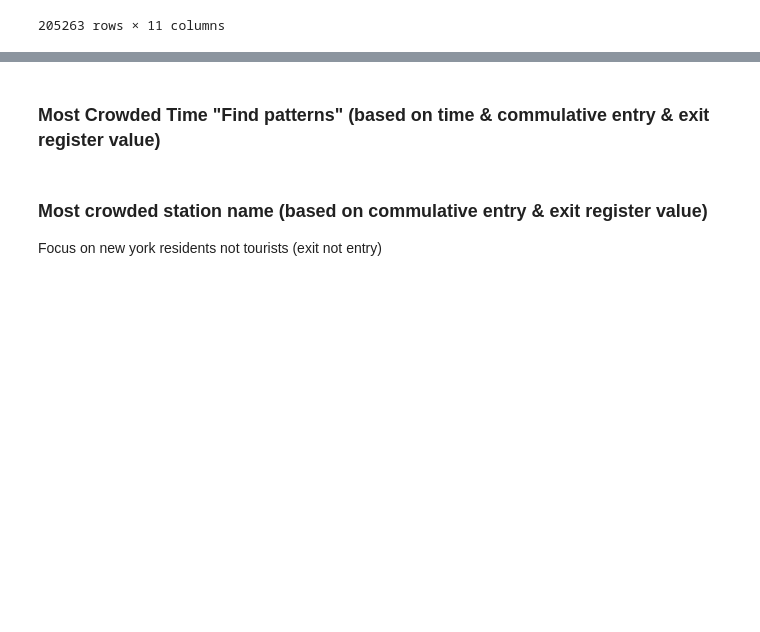
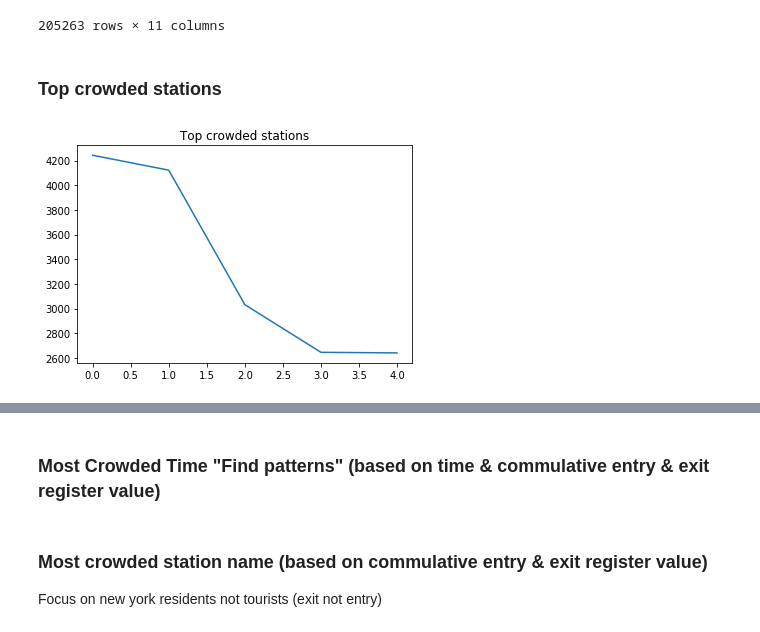
Before and after one commit to Meaad96s/project1_mta, a Jupyter notebook: project1_code.ipynb, the cells around one changed output, grey strips where cells are left out. Cells and saved outputs as stored; diff of their text form; code cells hidden in the pictures; blank space fills up the shorter version.

```diff
--- a/project1_code.ipynb
+++ b/project1_code.ipynb
@@ -189,3 +186,15 @@ data_table
 | 205261 | 2019-08-30 17:00:00 | TRAM2 | R469 | 00-05-01 | RIT-ROOSEVELT | R | RIT | REGULAR | 5554 | 389 | ... |
 | 205262 | 2019-08-30 21:00:00 | TRAM2 | R469 | 00-05-01 | RIT-ROOSEVELT | R | RIT | REGULAR | 5554 | 389 | ... |
 205263 rows × 11 columns
+# %% [markdown]
+###  Top crowded stations
+# %%
+xyz = list(data_table.STATION.value_counts().head(5))
+zyx=list(range(0,data_table["STATION"].count()))
+plt.plot(xyz)
+plt.title('Top crowded stations');
+
+
+#plt.barh(xyz,zyx,height=0.2);
+# %% [output]
+[figure, added]
```
Also changed, not shown: parts of 9 cells of this notebook, 1 other file.
